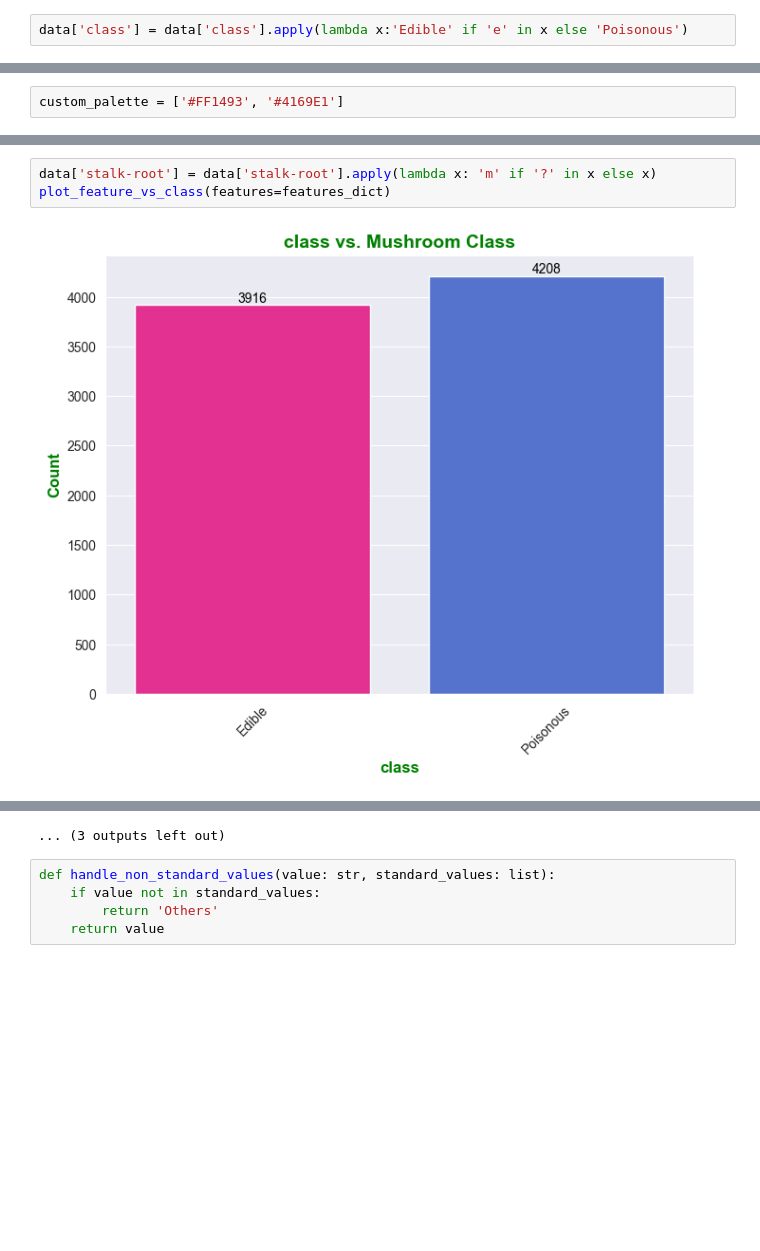
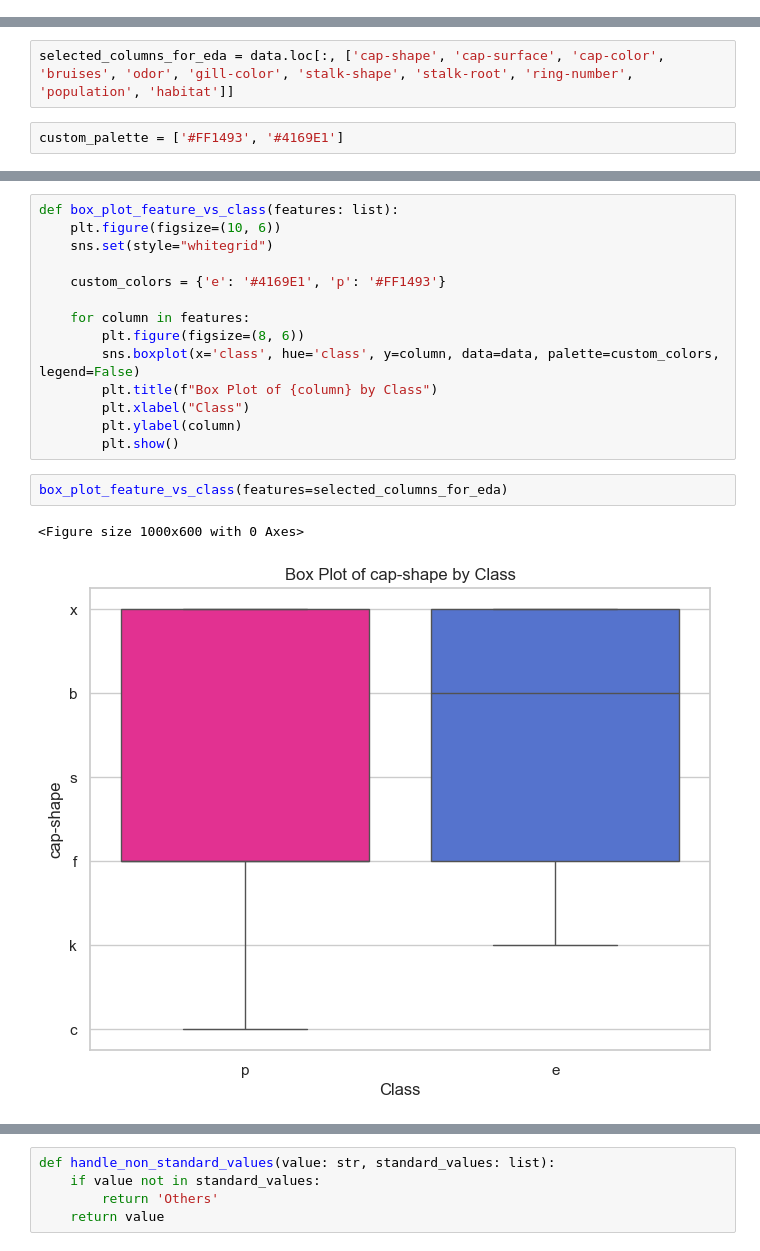
Before and after one commit to reneta-dimitrova96/Machine-Learning-Project-2023---Mushroom-Classification, a Jupyter notebook: mushroom_classification.ipynb, the cells around one changed output, grey strips where cells are left out. Cells and saved outputs as stored; diff of their text form; blank space fills up the shorter version.

Commit message:
Added box plots for some columns, refactored code

```diff
--- a/mushroom_classification.ipynb
+++ b/mushroom_classification.ipynb
@@ -76,5 +76,3 @@ spore-print-color           0
 population                  0
 habitat                     0
 dtype: int64
-# %%
-data['class'] = data['class'].apply(lambda x:'Edible' if 'e' in x else 'Poisonous')
@@ -81,2 +81,4 @@ data['class'] = data['class'].apply(lambda x:'Edible' if 'e' in x else 'Poisonou
+# %%
+selected_columns_for_eda = data.loc[:, ['cap-shape', 'cap-surface', 'cap-color', 'bruises', 'odor', 'gill-color', 'stalk-shape', 'stalk-root', 'ring-number', 'population', 'habitat']]
 # %%
 custom_palette = ['#FF1493', '#4169E1']
@@ -123,5 +118,19 @@ features_dict = {
+# %%
+def box_plot_feature_vs_class(features: list):
+    plt.figure(figsize=(10, 6))
+    sns.set(style="whitegrid")
+
+    custom_colors = {'e': '#4169E1', 'p': '#FF1493'}
+
+    for column in features:
+        plt.figure(figsize=(8, 6))
+        sns.boxplot(x='class', hue='class', y=column, data=data, palette=custom_colors, legend=False)
+        plt.title(f"Box Plot of {column} by Class")
+        plt.xlabel("Class")
+        plt.ylabel(column)
+        plt.show()
 # %%
-data['stalk-root'] = data['stalk-root'].apply(lambda x: 'm' if '?' in x else x)
-plot_feature_vs_class(features=features_dict)
+box_plot_feature_vs_class(features=selected_columns_for_eda)
 # %% [output]
+<Figure size 1000x600 with 0 Axes>
-[figure, old version]
+[figure, new version]
@@ -139,4 +147,3 @@ plot_feature_vs_class(features=features_dict)
-... (3 outputs left out)
 # %%
 def handle_non_standard_values(value: str, standard_values: list):
     if value not in standard_values:
```
Also changed, not shown: parts of 74 cells of this notebook.
